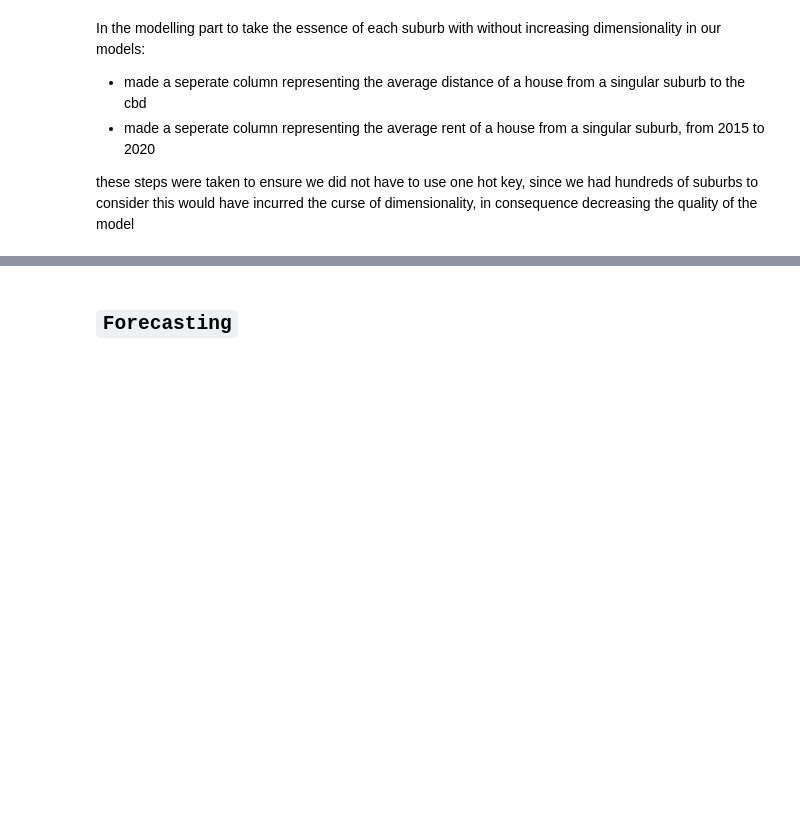
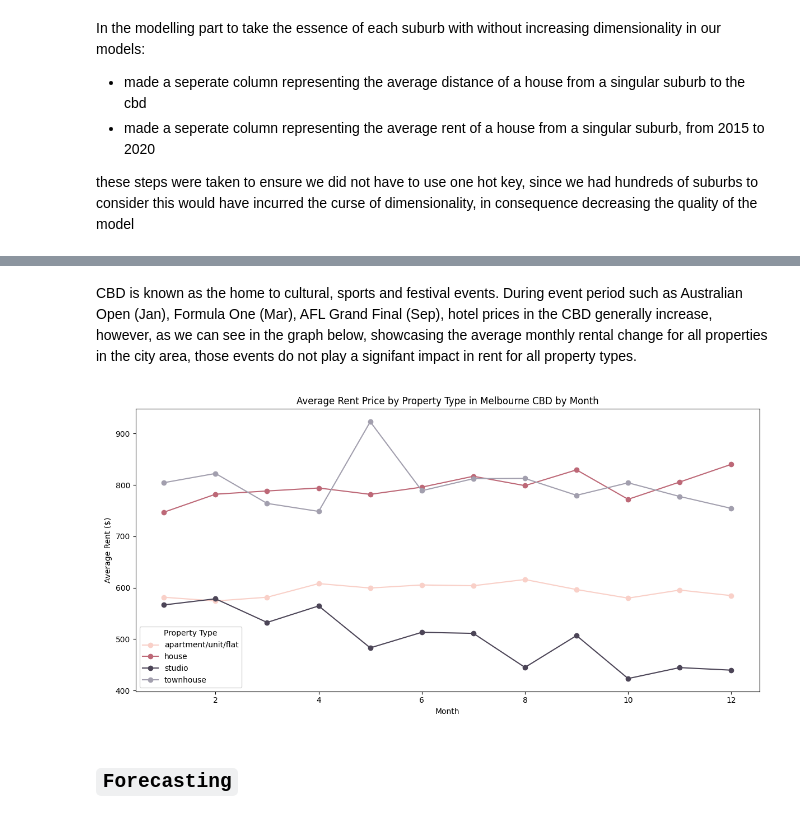
Before and after one commit to MAST30034-AppliedDataScience/project-2-group-real-estate-industry-project-32, a Jupyter notebook: notebooks/summary_notebook.ipynb, the cells around one changed output, grey strips where cells are left out. Drawn from its saved outputs; the diff is of its cells as text; code cells hidden in the pictures; blank space fills up the shorter version.

```diff
--- a/notebooks/summary_notebook.ipynb
+++ b/notebooks/summary_notebook.ipynb
@@ -263,3 +275,12 @@ these steps were taken to ensure we did not have to use one hot key, since we ha
+# %% [markdown]
+CBD is known as the home to cultural, sports and festival events. During event period such as Australian Open (Jan), Formula One (Mar), AFL Grand Final (Sep), hotel prices in the CBD generally increase, however, as we can see in the graph below, showcasing the average monthly rental change for all properties in the city area, those events do not play a signifant impact in rent for all property types.
+# %%
+# Load the plot
+plot_path = '../plots/avg_rent_by_month_cbd.png'
+plot = Image.open(plot_path)
+plot.show()
+# %% [output]
+[figure, added]
 # %% [markdown]
 ## `Forecasting`
 # %% [markdown]
```
Also changed, not shown: parts of 16 cells of this notebook.
